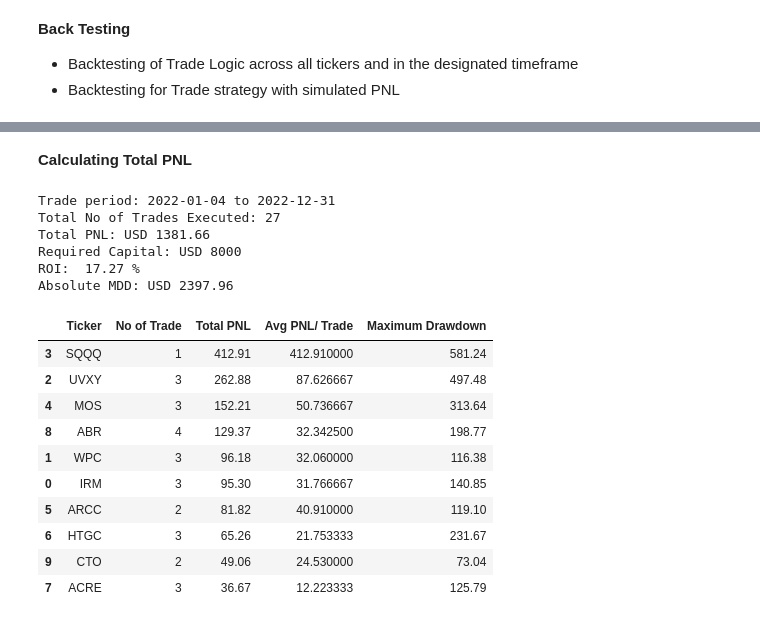
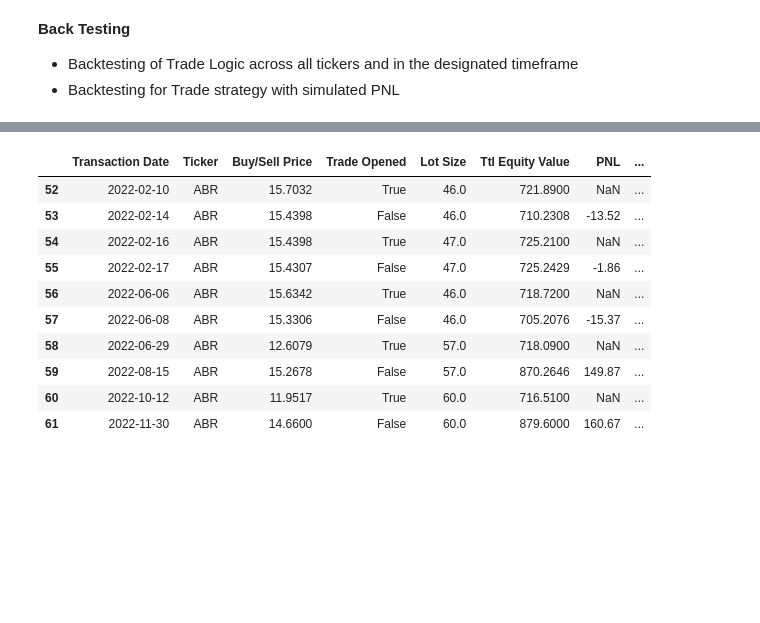
Before and after one commit to jade-lam/AlgorithmicTrading, a Jupyter notebook: Backtesting & PNL Calculation.ipynb, the cells around one changed output, grey strips where cells are left out. Saved outputs shown, nothing was run; the diff lists cells and outputs as text; code cells hidden in the pictures; blank space fills up the shorter version.

```diff
--- a/Backtesting & PNL Calculation.ipynb
+++ b/Backtesting & PNL Calculation.ipynb
@@ -108,3 +281,17 @@ df_list = [IRM, WPC, UVXY, SQQQ, MOS, ARCC, HTGC, ACRE, ABR, CTO]
+# %%
+full_trade[full_trade['Ticker'] == 'ABR']
+# %% [output]
+|  | Transaction Date | Ticker | Buy/Sell Price | Trade Opened | Lot Size | Ttl Equity Value | PNL | ... |
+| 52 | 2022-02-10 | ABR | 15.7032 | True | 46.0 | 721.8900 | NaN | ... |
+| 53 | 2022-02-14 | ABR | 15.4398 | False | 46.0 | 710.2308 | -13.52 | ... |
+| 54 | 2022-02-16 | ABR | 15.4398 | True | 47.0 | 725.2100 | NaN | ... |
+| 55 | 2022-02-17 | ABR | 15.4307 | False | 47.0 | 725.2429 | -1.86 | ... |
+| 56 | 2022-06-06 | ABR | 15.6342 | True | 46.0 | 718.7200 | NaN | ... |
+| 57 | 2022-06-08 | ABR | 15.3306 | False | 46.0 | 705.2076 | -15.37 | ... |
+| 58 | 2022-06-29 | ABR | 12.6079 | True | 57.0 | 718.0900 | NaN | ... |
+| 59 | 2022-08-15 | ABR | 15.2678 | False | 57.0 | 870.2646 | 149.87 | ... |
+| 60 | 2022-10-12 | ABR | 11.9517 | True | 60.0 | 716.5100 | NaN | ... |
+| 61 | 2022-11-30 | ABR | 14.6600 | False | 60.0 | 879.6000 | 160.67 | ... |
 # %%
 # Class to call Pandas by row and column
 # https://stackoverflow.com/questions/28754603/indexing-pandas-data-frames-integer-rows-named-columns
@@ -191,2 +306,0 @@ def backtest_macd(df):
-# %% [markdown]
-**Calculating Total PNL**
@@ -209,29 +306,0 @@ for ticker in df_list:
-# %%
-measure_date = df_list[1].loc[1, 'Date']
-print('Trade period:', (measure_date.strftime('%Y-%m-%d')), 'to', end_date)
-ROI = ((Full_PNL/ initial_capital)*100).round(2)
-MDD = backtest_result['Maximum Drawdown'].sum()
-print('Total No of Trades Executed:', (backtest_result['No of Trade'].sum()))
-print('Total PNL: USD', Full_PNL)
-print('Required Capital: USD', initial_capital)
-print('ROI: ', ROI, '%')
-print('Absolute MDD: USD', MDD)
-backtest_result.sort_values(by=['Total PNL', 'Avg PNL/ Trade'], ascending=False)
-# %% [output]
-Trade period: 2022-01-04 to 2022-12-31
-Total No of Trades Executed: 27
-Total PNL: USD 1381.66
-Required Capital: USD 8000
-ROI:  17.27 %
-Absolute MDD: USD 2397.96
-|  | Ticker | No of Trade | Total PNL | Avg PNL/ Trade | Maximum Drawdown |
-| 3 | SQQQ | 1 | 412.91 | 412.910000 | 581.24 |
-| 2 | UVXY | 3 | 262.88 | 87.626667 | 497.48 |
-| 4 | MOS | 3 | 152.21 | 50.736667 | 313.64 |
-| 8 | ABR | 4 | 129.37 | 32.342500 | 198.77 |
-| 1 | WPC | 3 | 96.18 | 32.060000 | 116.38 |
-| 0 | IRM | 3 | 95.30 | 31.766667 | 140.85 |
-| 5 | ARCC | 2 | 81.82 | 40.910000 | 119.10 |
-| 6 | HTGC | 3 | 65.26 | 21.753333 | 231.67 |
-| 9 | CTO | 2 | 49.06 | 24.530000 | 73.04 |
-| 7 | ACRE | 3 | 36.67 | 12.223333 | 125.79 |
```
Also changed, not shown: parts of 26 cells of this notebook.
